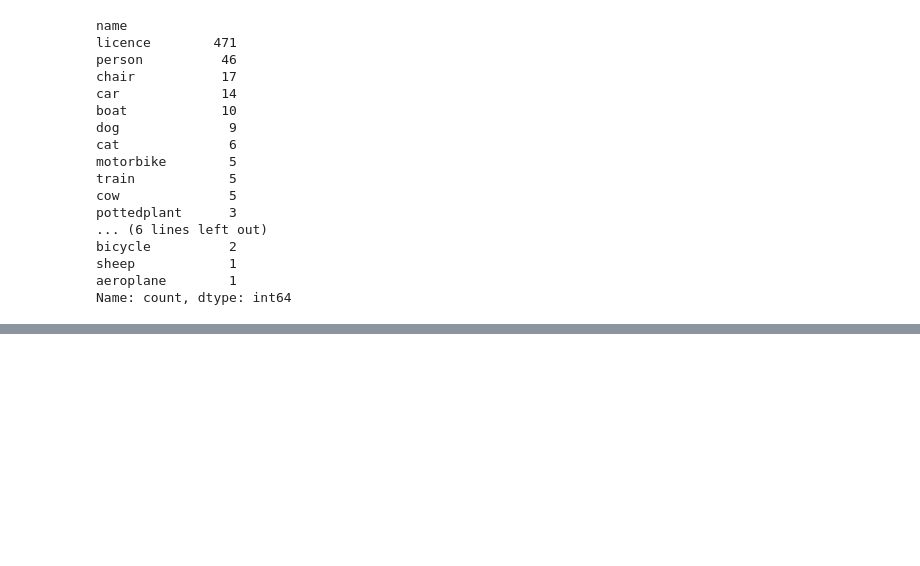
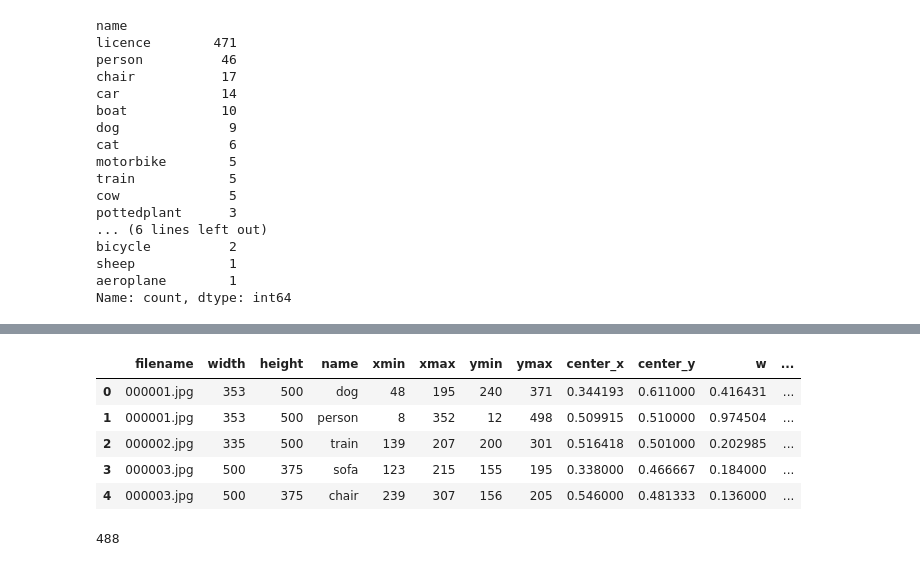
Before and after one commit to HasanChamok/YOLO_Object_Detection_Using_OpenCV, a Jupyter notebook: 1_datapreparation/01_extract_info_from_xml.ipynb, the cells around one changed output, grey strips where cells are left out. Saved outputs shown, nothing was run; the diff lists cells and outputs as text; code cells hidden in the pictures; blank space fills up the shorter version.

Commit message:
Changing Dataset

```diff
--- a/1_datapreparation/01_extract_info_from_xml.ipynb
+++ b/1_datapreparation/01_extract_info_from_xml.ipynb
@@ -167,3 +167,8 @@ bicycle          2
 sheep            1
 aeroplane        1
 Name: count, dtype: int64
+# %%
+#type conversion
+cols = ['width','height','xmin','xmax','ymin','ymax']
+df[cols] = df[cols].astype(int)
+df.info()
@@ -169,0 +191,20 @@ Name: count, dtype: int64
+# %%
+df['center_x'] = ((df['xmin']+df['xmax'])/2)/df['width']
+df['center_y'] = ((df['ymin']+df['ymax'])/2)/df['height']
+df['w'] = (df['xmax']-df['xmin'])/df['width']
+df['h'] = (df['ymax']-df['ymin'])/df['height']
+# %%
+df.head()
+# %% [output]
+|  | filename | width | height | name | xmin | xmax | ymin | ymax | center_x | center_y | w | ... |
+| 0 | 000001.jpg | 353 | 500 | dog | 48 | 195 | 240 | 371 | 0.344193 | 0.611000 | 0.416431 | ... |
+| 1 | 000001.jpg | 353 | 500 | person | 8 | 352 | 12 | 498 | 0.509915 | 0.510000 | 0.974504 | ... |
+| 2 | 000002.jpg | 335 | 500 | train | 139 | 207 | 200 | 301 | 0.516418 | 0.501000 | 0.202985 | ... |
+| 3 | 000003.jpg | 500 | 375 | sofa | 123 | 215 | 155 | 195 | 0.338000 | 0.466667 | 0.184000 | ... |
+| 4 | 000003.jpg | 500 | 375 | chair | 239 | 307 | 156 | 205 | 0.546000 | 0.481333 | 0.136000 | ... |
+# %%
+#Spliting data into test and train dataset
+images = df['filename'].unique()
+print(len(images))
+# %% [output]
+488
```
Also changed, not shown: parts of 3 cells of this notebook, 1 other file.
